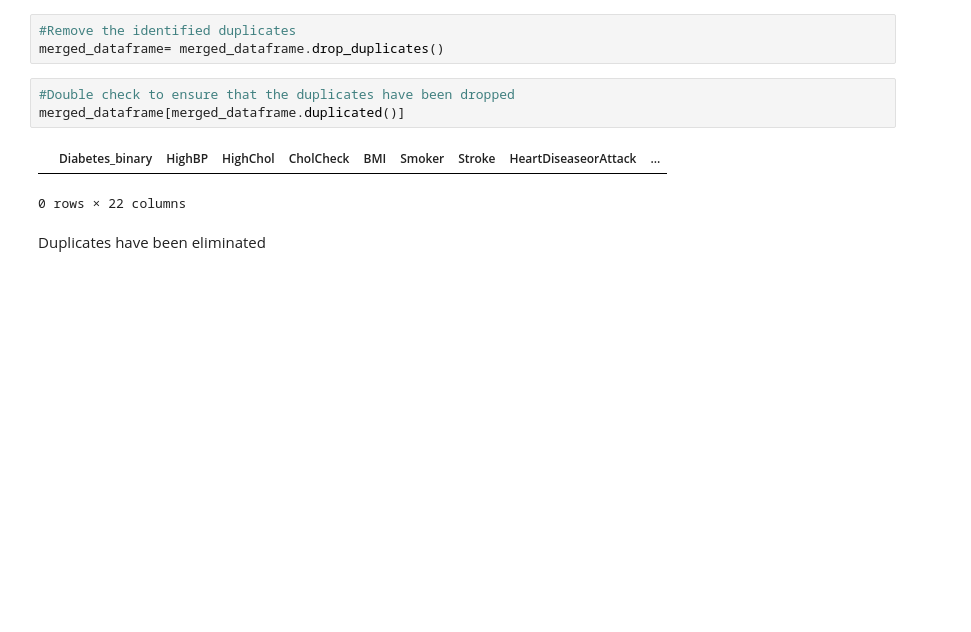
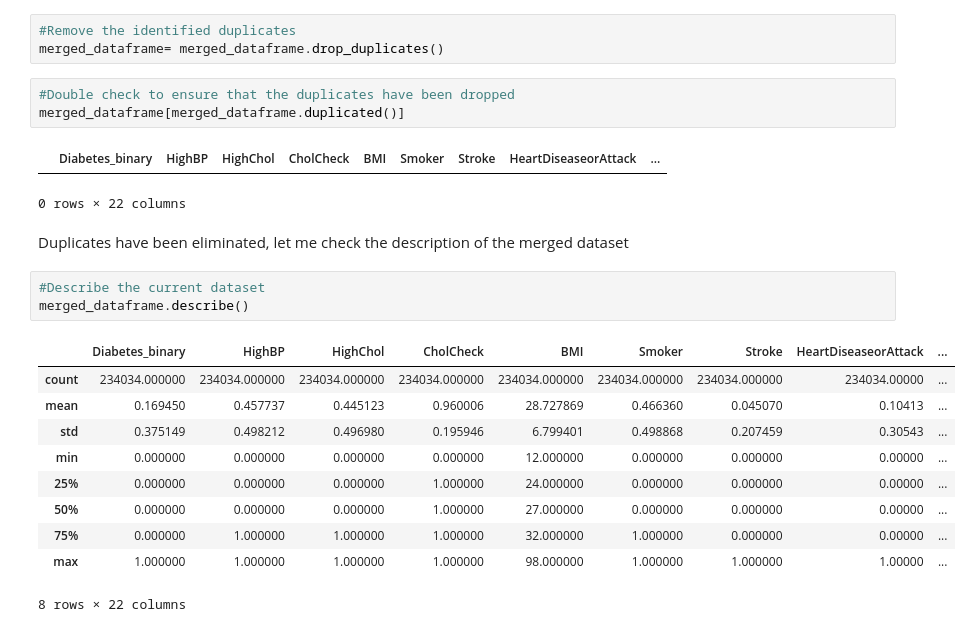
Before and after one commit to bertonag/MCS-7103-Gilbert-Nyakana, a Jupyter notebook: diabetesHealthIndicators.ipynb, the cells around one changed output. Cells and saved outputs as stored; diff of their text form; blank space fills up the shorter version.

```diff
--- a/diabetesHealthIndicators.ipynb
+++ b/diabetesHealthIndicators.ipynb
@@ -259,4 +259,19 @@ merged_dataframe[merged_dataframe.duplicated()]
 |  | Diabetes_binary | HighBP | HighChol | CholCheck | BMI | Smoker | Stroke | HeartDiseaseorAttack | ... |
 0 rows × 22 columns
 # %% [markdown]
-Duplicates have been eliminated
+Duplicates have been eliminated,
+let me check the description of the merged dataset
+# %%
+#Describe the current dataset
+merged_dataframe.describe()
+# %% [output]
+|  | Diabetes_binary | HighBP | HighChol | CholCheck | BMI | Smoker | Stroke | HeartDiseaseorAttack | ... |
+| count | 234034.000000 | 234034.000000 | 234034.000000 | 234034.000000 | 234034.000000 | 234034.000000 | 234034.000000 | 234034.00000 | ... |
+| mean | 0.169450 | 0.457737 | 0.445123 | 0.960006 | 28.727869 | 0.466360 | 0.045070 | 0.10413 | ... |
+| std | 0.375149 | 0.498212 | 0.496980 | 0.195946 | 6.799401 | 0.498868 | 0.207459 | 0.30543 | ... |
+| min | 0.000000 | 0.000000 | 0.000000 | 0.000000 | 12.000000 | 0.000000 | 0.000000 | 0.00000 | ... |
+| 25% | 0.000000 | 0.000000 | 0.000000 | 1.000000 | 24.000000 | 0.000000 | 0.000000 | 0.00000 | ... |
+| 50% | 0.000000 | 0.000000 | 0.000000 | 1.000000 | 27.000000 | 0.000000 | 0.000000 | 0.00000 | ... |
+| 75% | 0.000000 | 1.000000 | 1.000000 | 1.000000 | 32.000000 | 1.000000 | 0.000000 | 0.00000 | ... |
+| max | 1.000000 | 1.000000 | 1.000000 | 1.000000 | 98.000000 | 1.000000 | 1.000000 | 1.00000 | ... |
+8 rows × 22 columns
```
Also changed, not shown: parts of 6 cells of this notebook.
